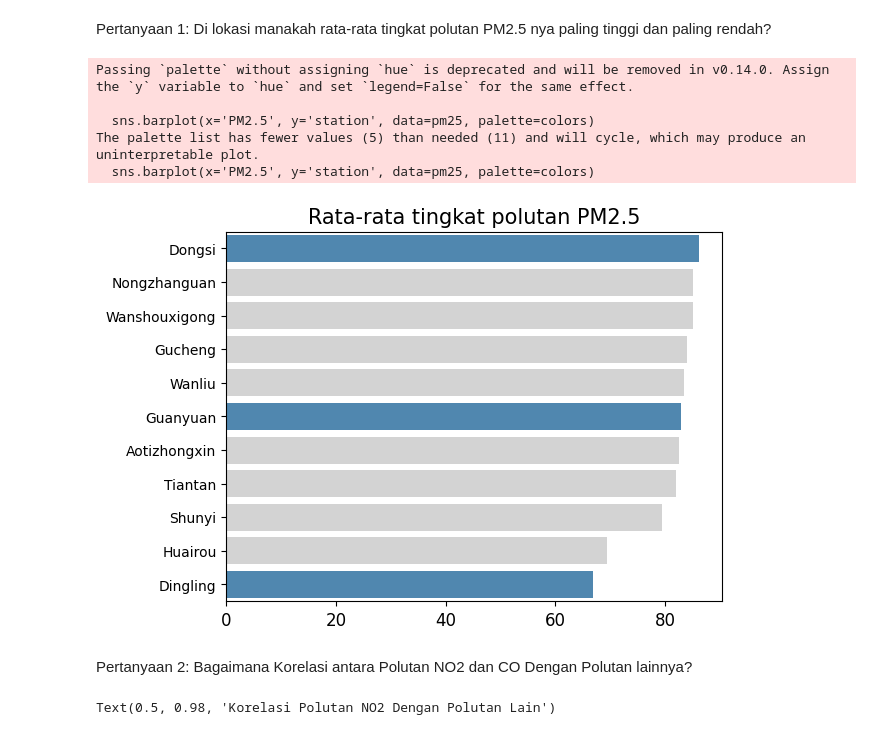
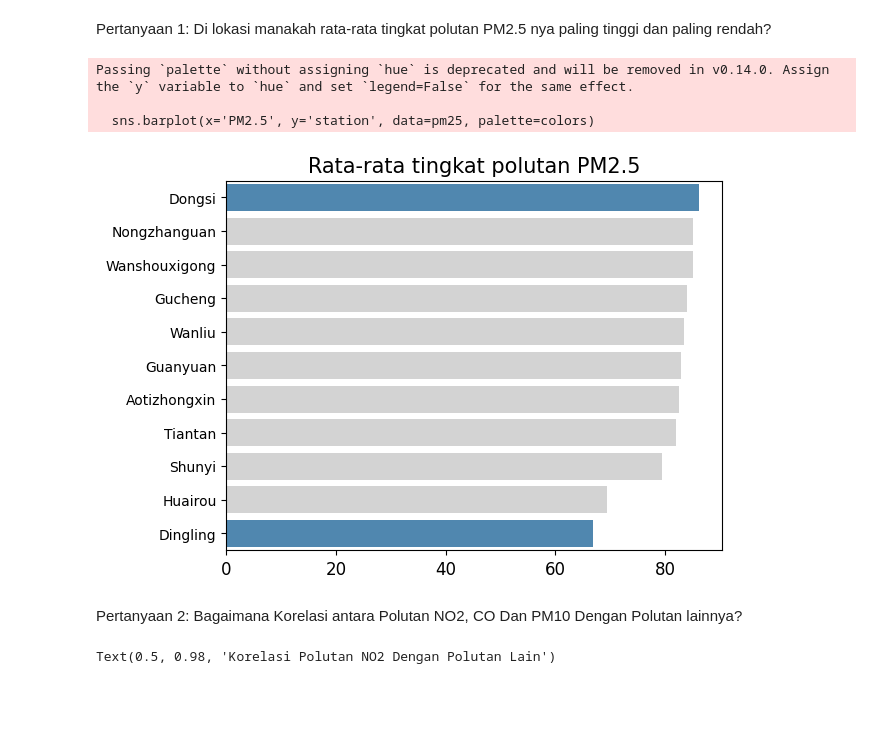
Before and after one commit to ArmFriiz/Dicoding-Analisis_Data, a Jupyter notebook: Proyek_Analisis_Data.ipynb, the cells around one changed output. Drawn from its saved outputs; the diff is of its cells as text; code cells hidden in the pictures; blank space fills up the shorter version.

```diff
--- a/Proyek_Analisis_Data.ipynb
+++ b/Proyek_Analisis_Data.ipynb
@@ -892,23 +892,21 @@ Berdasarkan hasil matriks korelasi antara polutan dan suhu diatas, didapatkan ha
 Pertanyaan 1: Di lokasi manakah rata-rata tingkat polutan PM2.5 nya paling tinggi dan paling rendah?
 # %%
 pm25 = full_data.groupby(by='station').agg({"PM2.5":'mean'}).sort_values(by='PM2.5', ascending=False).reset_index()
-colors = ["#408ABF", "#D3D3D3", "#D3D3D3", "#D3D3D3", "#D3D3D3"]
+colors = ["#408ABF", "#D3D3D3", "#D3D3D3", "#D3D3D3", "#D3D3D3", "#D3D3D3", "#D3D3D3", "#D3D3D3", "#D3D3D3", "#D3D3D3", "#408ABF"]
 
 sns.barplot(x='PM2.5', y='station', data=pm25, palette=colors)
 plt.title("Rata-rata tingkat polutan PM2.5", loc="center", fontsize=15)
 plt.ylabel(None)
 plt.xlabel(None)
 plt.tick_params(axis='x', labelsize=12)
 plt.show()
 # %% [output]
 Passing `palette` without assigning `hue` is deprecated and will be removed in v0.14.0. Assign the `y` variable to `hue` and set `legend=False` for the same effect.
 
   sns.barplot(x='PM2.5', y='station', data=pm25, palette=colors)
-The palette list has fewer values (5) than needed (11) and will cycle, which may produce an uninterpretable plot.
-  sns.barplot(x='PM2.5', y='station', data=pm25, palette=colors)
-[figure, old version]
+[figure, new version]
 # %% [markdown]
-Pertanyaan 2: Bagaimana Korelasi antara Polutan NO2 dan CO Dengan Polutan lainnya?
+Pertanyaan 2: Bagaimana Korelasi antara Polutan NO2, CO Dan PM10 Dengan Polutan lainnya?
 # %%
 fig, ax = plt.subplots(nrows=2, ncols=3, figsize=(24,12))
 
```
Also changed, not shown: parts of 3 cells of this notebook.
